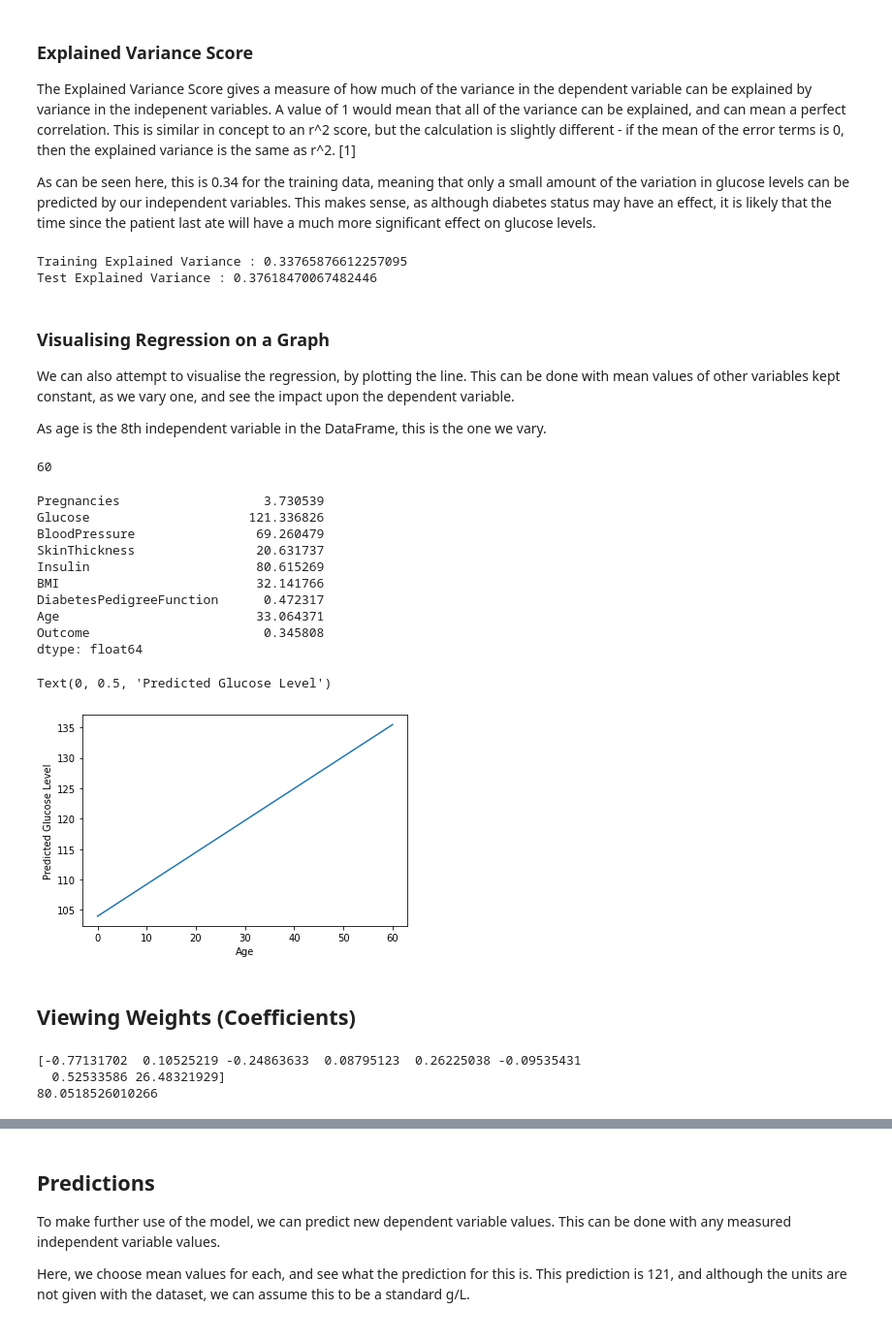
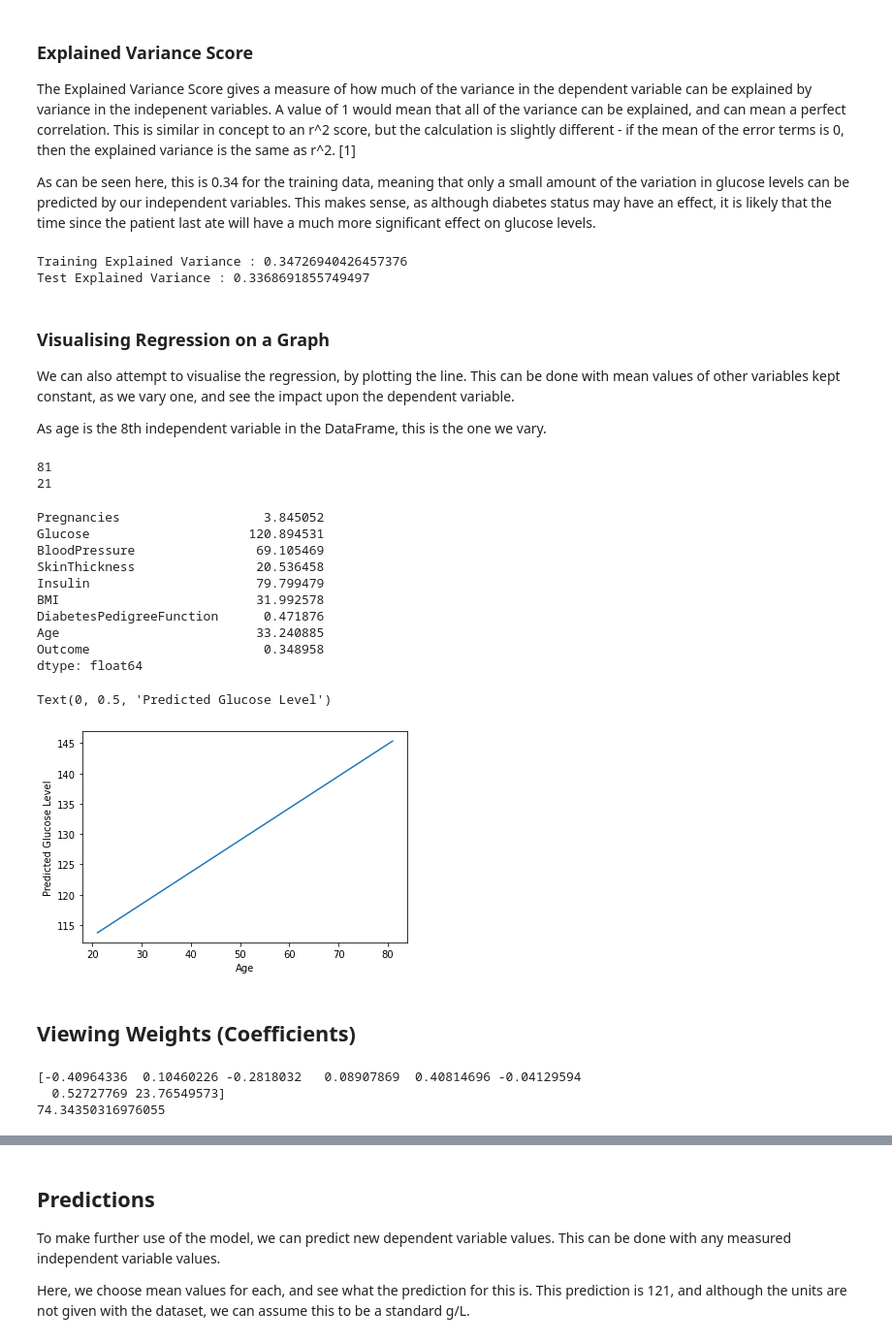
Before and after one commit to Cameron-Watts/Capstone-notebooks, a Jupyter notebook: Notebooks/SciKit-Learn Regression/SciKit-Learn Linear Regression - Pima Indians Data.ipynb, the cells around one changed output, grey strips where cells are left out. Shown at 97% size. Saved outputs shown, nothing was run; the diff lists cells and outputs as text; code cells hidden in the pictures.

```diff
--- a/Notebooks/SciKit-Learn Regression/SciKit-Learn Linear Regression - Pima Indians Data.ipynb
+++ b/Notebooks/SciKit-Learn Regression/SciKit-Learn Linear Regression - Pima Indians Data.ipynb
@@ -58,12 +61,2 @@ A vital part of machine learning is being able to test with data that the model
 
 We also rename the training portions of the data accordingly.
-# %%
-#Find test data
-test_data = df[:100]
-
-#Seperate into x and y
-test_y = test_data["Glucose"]
-test_x = test_data.drop(["Glucose"], axis=1)
-
-#Remove test data from the original dataset
-df = df.drop(list(range(0, 100)))
@@ -74,3 +63,8 @@ training_x = df.drop(["Glucose"], axis=1)
+# %%
+X = df.drop(["Glucose"], axis=1)
+y = df["Glucose"]
+
+training_x, test_x, training_y, test_y = train_test_split(X, y, test_size=0.2, random_state=0)
 # %% [markdown]
 ## Testing for Multicollinearity
 
@@ -147,8 +141,8 @@ As can be seen here, this is 0.34 for the training data, meaning that only a sma
 print("Training Explained Variance :", explained_variance_score(training_y, y_pred))
 print("Test Explained Variance :", explained_variance_score(test_y, y_test_pred))
 # %% [output]
-Training Explained Variance : 0.33765876612257095
-Test Explained Variance : 0.37618470067482446
+Training Explained Variance : 0.34726940426457376
+Test Explained Variance : 0.3368691855749497
 # %% [markdown]
 ### Visualising Regression on a Graph
 
@@ -157,50 +151,52 @@ We can also attempt to visualise the regression, by plotting the line. This can
 As age is the 8th independent variable in the DataFrame, this is the one we vary.
 # %%
 #Determine the range of one of our variables, to be plotted
-np.max(df["Age"]) - np.min(df["Age"])
+print(np.max(df["Age"]))
+print(np.min(df["Age"]))
 # %% [output]
-60
+81
+21
 # %%
 #Display the mean values
 means = np.mean(df)
 
 means
 # %% [output]
-Pregnancies                   3.730539
-Glucose                     121.336826
-BloodPressure                69.260479
-SkinThickness                20.631737
-Insulin                      80.615269
-BMI                          32.141766
-DiabetesPedigreeFunction      0.472317
-Age                          33.064371
-Outcome                       0.345808
+Pregnancies                   3.845052
+Glucose                     120.894531
+BloodPressure                69.105469
+SkinThickness                20.536458
+Insulin                      79.799479
+BMI                          31.992578
+DiabetesPedigreeFunction      0.471876
+Age                          33.240885
+Outcome                       0.348958
 dtype: float64
 # %%
 #Generate space in age category
-x_space = np.linspace(0,60,100)
+x_space = np.linspace(21,81,100)
 
 #Create a DataFrame for our prediction points
 pred_df = pd.DataFrame({"Pregnancies": [means[0] for i in range(100)],
                         "BloodPressure": [means[2] for i in range(100)],
                         "SkinThickness": [means[3] for i in range(100)],
                         "Insulin": [means[4] for i in range(100)],
                         "BMI": [means[5] for i in range(100)],
                         "DiabetesPedigreeFunction": [means[6] for i in range(100)],
                         "Age" : x_space,
                         "Outcome": [means[8] for i in range(100)]})
 
 pred_space = reg.predict(pred_df)
 
 #Plot Line
 plt.plot(x_space, pred_space)
 
 #Label axes
 plt.xlabel("Age")
 plt.ylabel("Predicted Glucose Level")
 # %% [output]
 Text(0, 0.5, 'Predicted Glucose Level')
-[figure, old version]
+[figure, new version]
 # %% [markdown]
 ## Viewing Weights (Coefficients)
 # %%
@@ -208,9 +204,9 @@ print(reg.coef_)
 
 print(reg.intercept_)
 # %% [output]
-[-0.77131702  0.10525219 -0.24863633  0.08795123  0.26225038 -0.09535431
-  0.52533586 26.48321929]
-80.0518526010266
+[-0.40964336  0.10460226 -0.2818032   0.08907869  0.40814696 -0.04129594
+  0.52727769 23.76549573]
+74.34350316976055
 # %% [markdown]
 As can be seen in the code cell above, the weights and intercept for this model are displayed. This means that our equation for the regression line is:
 
```
Also changed, not shown: parts of 9 cells of this notebook, 1 other file.
